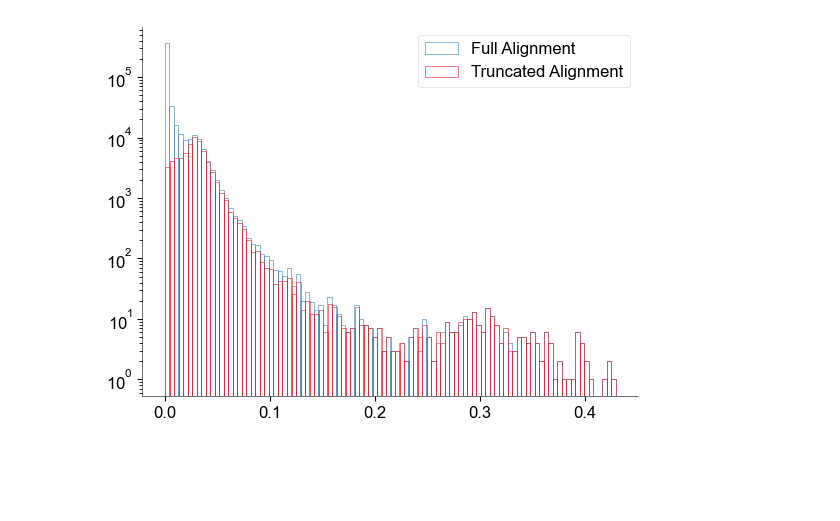
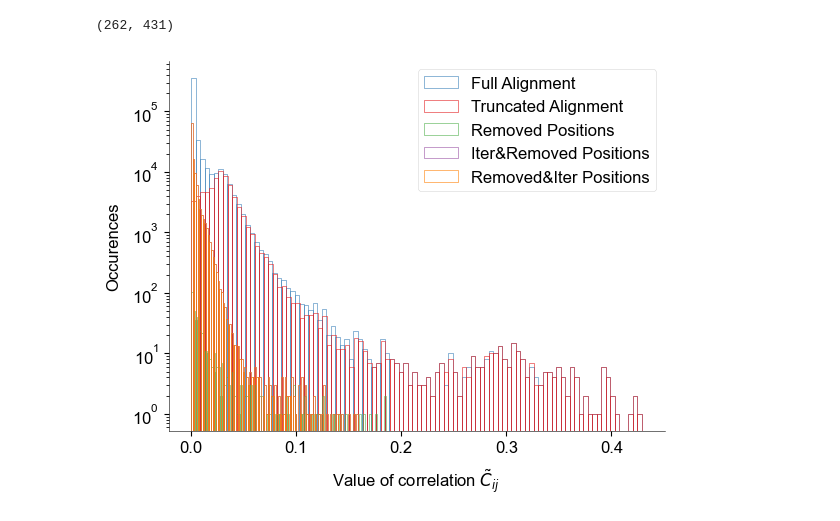
Before and after one commit to shoyip/SerProtAlign, a Jupyter notebook: notebooks/06_corrmatrix_analysis.ipynb, the cells around one changed output. Cells and saved outputs as stored; diff of their text form; code cells hidden in the pictures; blank space fills up the shorter version.

Commit message:
added figures and updated histograms of correlation

```diff
--- a/notebooks/06_corrmatrix_analysis.ipynb
+++ b/notebooks/06_corrmatrix_analysis.ipynb
@@ -4,5 +4,5 @@ import matplotlib.pyplot as plt
 from alntk.plotting import default_plot_style
 color_cycle = default_plot_style()
 # %%
-ctilde = np.genfromtxt('../../corrmatrix/ctilde.csv', delimiter=',', dtype=float)
-ctilde_iter = np.genfromtxt('../../corrmatrix/ctilde_iter.csv', delimiter=',', dtype=float)
+ctilde = np.genfromtxt('../data/ctilde.csv', delimiter=',', dtype=float)
+ctilde_iter = np.genfromtxt('../data/ctilde_iter.csv', delimiter=',', dtype=float)
@@ -9,11 +24,20 @@ ctilde_iter = np.genfromtxt('../../corrmatrix/ctilde_iter.csv', delimiter=',', d
+# %%
+ctilde[iter_pos, :][:, removed_pos].shape
+# %% [output]
+(262, 431)
 # %%
 plt.figure()
 plt.hist(ctilde.flatten(), bins=100, label='Full Alignment', edgecolor='#'+color_cycle[0], facecolor=(0,0,0,0))
 plt.hist(ctilde_iter.flatten(), bins=100, label='Truncated Alignment', edgecolor='#'+color_cycle[1], facecolor=(0,0,0,0))
+plt.hist(ctilde[removed_pos, removed_pos].flatten(), bins=100, label='Removed Positions', edgecolor='#'+color_cycle[2], facecolor=(0,0,0,0))
+plt.hist(ctilde[iter_pos, :][:, removed_pos].flatten(), bins=100, label='Iter&Removed Positions', edgecolor='#'+color_cycle[3], facecolor=(0,0,0,0))
+plt.hist(ctilde[removed_pos, :][:, iter_pos].flatten(), bins=100, label='Removed&Iter Positions', edgecolor='#'+color_cycle[4], facecolor=(0,0,0,0))
 # plt.ylim([0, 50000])
 # plt.xlim([0, 0.15])
 plt.yscale('log')
+plt.ylabel('Occurences')
+plt.xlabel('Value of correlation $\~{C}_{ij}$')
 plt.legend()
 plt.show()
 # %% [output]
-[figure, old version]
+[figure, new version]
```
Also changed, not shown: parts of 3 cells of this notebook, 1 other file.
